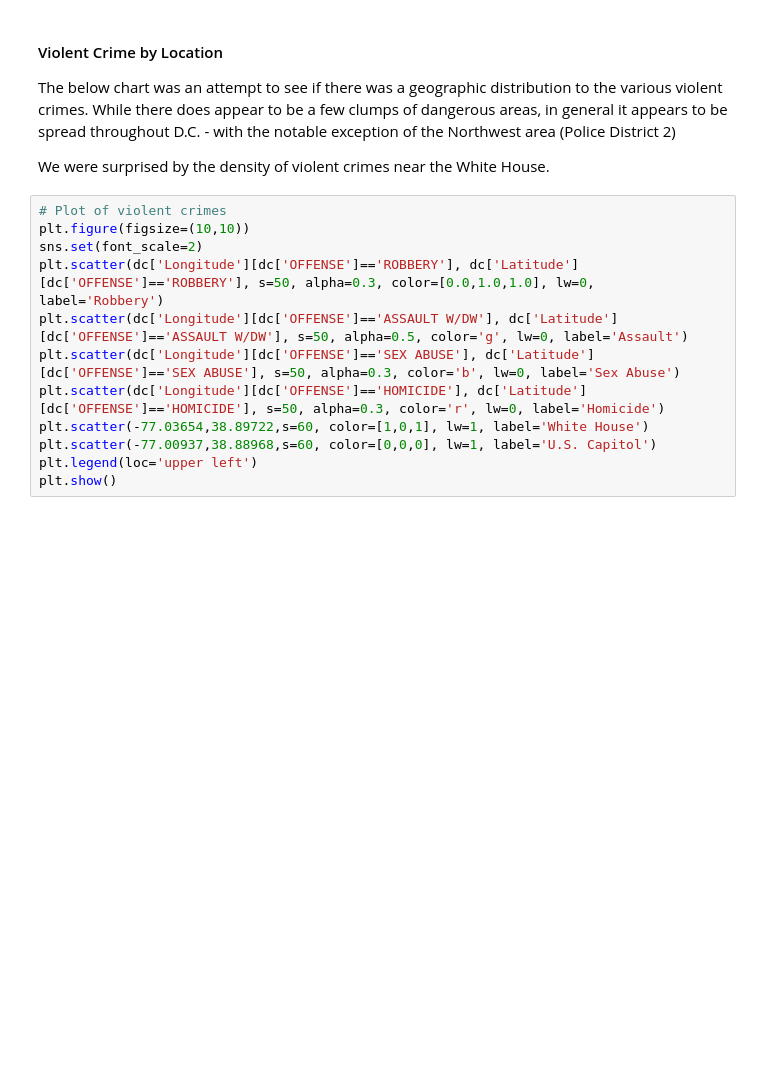
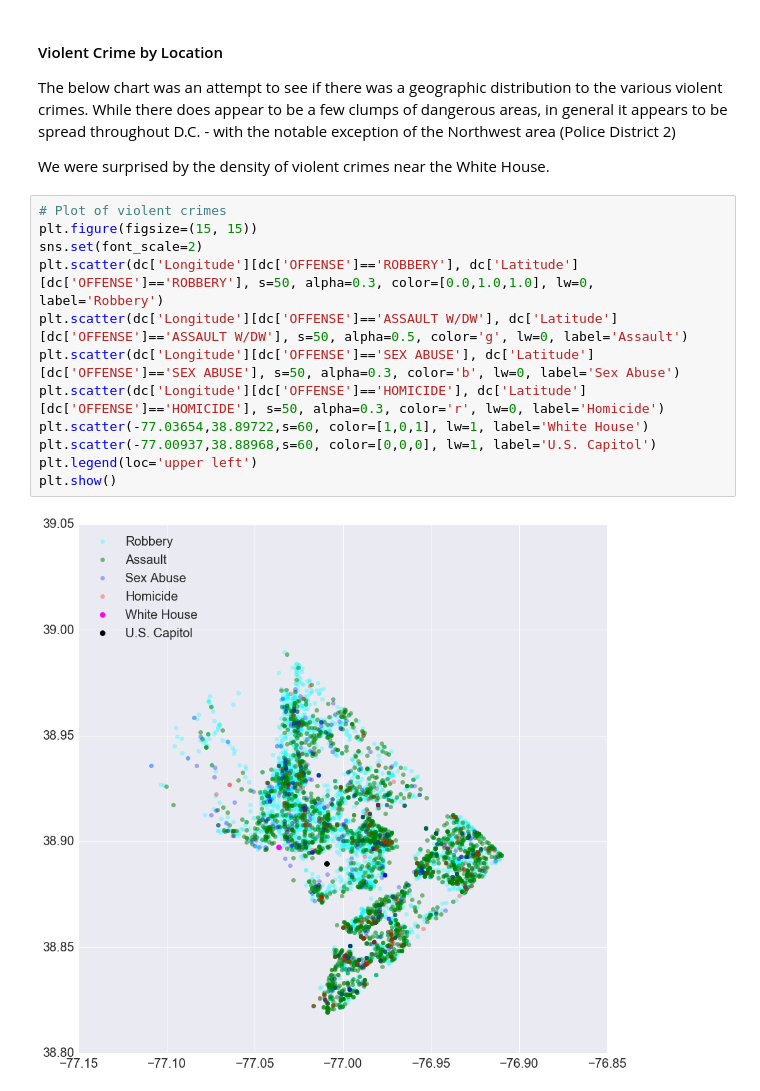
Before and after one commit to elkinst65/MSDS7331_Project_DC, a Jupyter notebook: MSDS7331 DC Crime 2015.ipynb, the cells around one changed output. Saved outputs shown, nothing was run; the diff lists cells and outputs as text; blank space fills up the shorter version.

```diff
--- a/MSDS7331 DC Crime 2015.ipynb
+++ b/MSDS7331 DC Crime 2015.ipynb
@@ -1114,13 +1135,15 @@ The below chart was an attempt to see if there was a geographic distribution to
 We were surprised by the density of violent crimes near the White House.
 # %%
 # Plot of violent crimes
-plt.figure(figsize=(10,10))
+plt.figure(figsize=(15, 15))
 sns.set(font_scale=2)
 plt.scatter(dc['Longitude'][dc['OFFENSE']=='ROBBERY'], dc['Latitude'][dc['OFFENSE']=='ROBBERY'], s=50, alpha=0.3, color=[0.0,1.0,1.0], lw=0, label='Robbery')
 plt.scatter(dc['Longitude'][dc['OFFENSE']=='ASSAULT W/DW'], dc['Latitude'][dc['OFFENSE']=='ASSAULT W/DW'], s=50, alpha=0.5, color='g', lw=0, label='Assault')
 plt.scatter(dc['Longitude'][dc['OFFENSE']=='SEX ABUSE'], dc['Latitude'][dc['OFFENSE']=='SEX ABUSE'], s=50, alpha=0.3, color='b', lw=0, label='Sex Abuse')
 plt.scatter(dc['Longitude'][dc['OFFENSE']=='HOMICIDE'], dc['Latitude'][dc['OFFENSE']=='HOMICIDE'], s=50, alpha=0.3, color='r', lw=0, label='Homicide')
 plt.scatter(-77.03654,38.89722,s=60, color=[1,0,1], lw=1, label='White House')
 plt.scatter(-77.00937,38.88968,s=60, color=[0,0,0], lw=1, label='U.S. Capitol')
 plt.legend(loc='upper left')
 plt.show()
+# %% [output]
+[figure, added]
```
Also changed, not shown: parts of 2 cells of this notebook, 1 other file.
